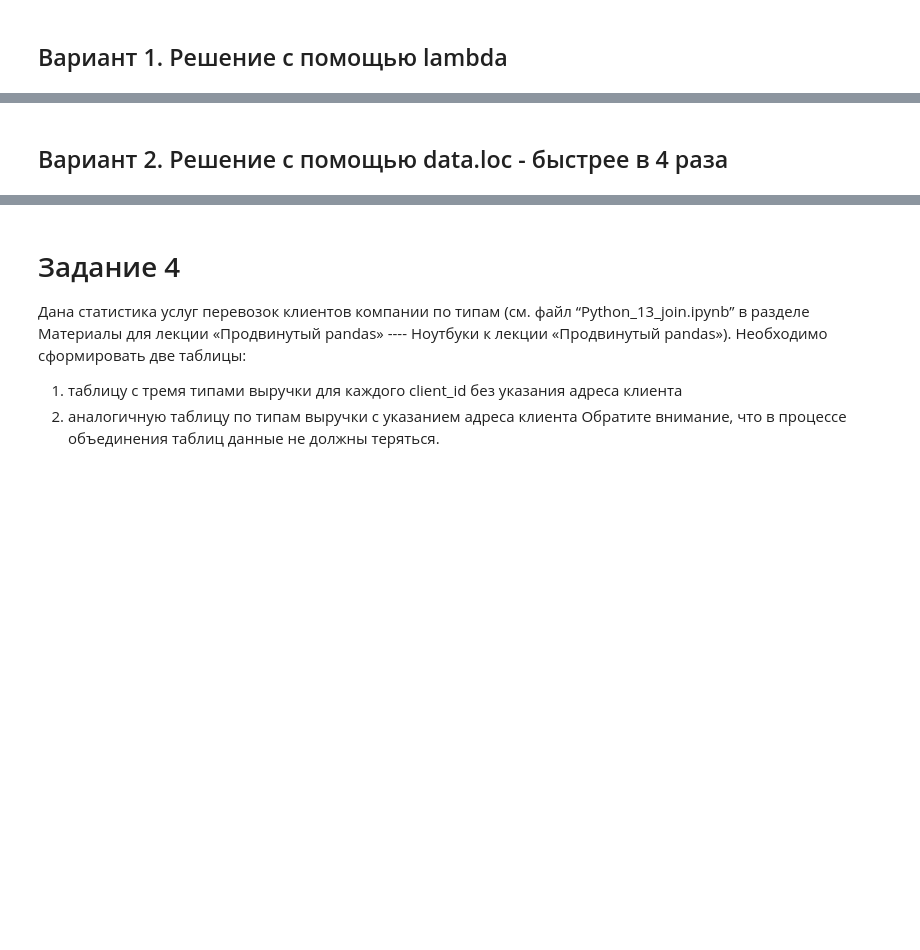
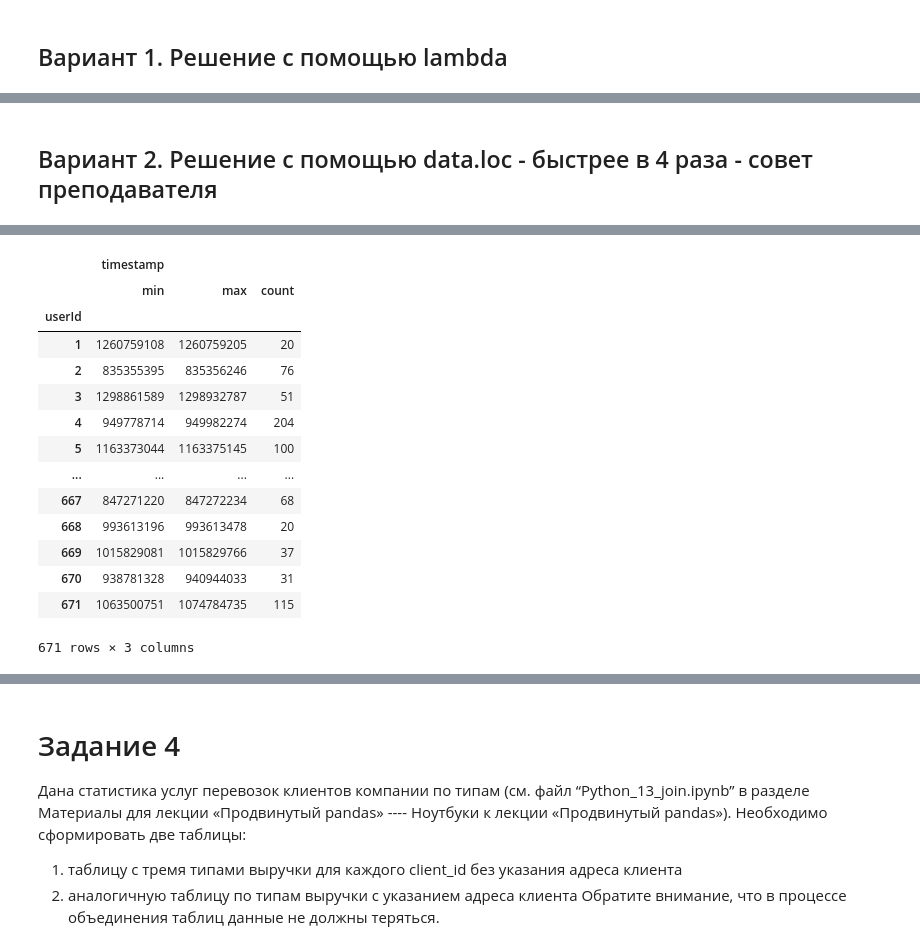
Before and after one commit to solobala/numpy36, a Jupyter notebook: Balakina_numpy36_Dz4.ipynb, the cells around one changed output, grey strips where cells are left out. Cells and saved outputs as stored; diff of their text form; code cells hidden in the pictures; blank space fills up the shorter version.

```diff
--- a/Balakina_numpy36_Dz4.ipynb
+++ b/Balakina_numpy36_Dz4.ipynb
@@ -154,7 +226,7 @@ data.loc[data.url.str.contains(pat = pattern_)]
 
 Используйте файл с оценками фильмов ml-latest-small/ratings.csv. Посчитайте среднее время жизни пользователей, которые выставили более 100 оценок. Под временем жизни понимается разница между максимальным и минимальным значением столбца timestamp для данного значения userId.
 # %%
-data_ratings = pd.read_csv('/content/ratings.csv')
+data_ratings = pd.read_csv('/content/ml-latest-small/ratings.csv')
 # %%
 data_ratings.head()
 # %% [output]
@@ -179,2 +251,7 @@ Wall time: 61.7 ms
 # %% [markdown]
-## Вариант 2. Решение с помощью data.loc - быстрее в 4 раза
+## Вариант 2. Решение с помощью data.loc - быстрее в 4 раза - совет преподавателя
+# %%
+%%time
+data = data_ratings.groupby('userId').agg({'timestamp': ['min', 'max', 'count']}) # Здесь -минимальное и максимальное timestamp, а также кол-во оценокэ. Вс- внутри timestamp
+data
+# %% [output]
@@ -181 +260,16 @@ Wall time: 61.7 ms
+|  | timestamp |  |  |
+|  | min | max | count |
+| userId |  |  |  |
+| 1 | 1260759108 | 1260759205 | 20 |
+| 2 | 835355395 | 835356246 | 76 |
+| 3 | 1298861589 | 1298932787 | 51 |
+| 4 | 949778714 | 949982274 | 204 |
+| 5 | 1163373044 | 1163375145 | 100 |
+| ... | ... | ... | ... |
+| 667 | 847271220 | 847272234 | 68 |
+| 668 | 993613196 | 993613478 | 20 |
+| 669 | 1015829081 | 1015829766 | 37 |
+| 670 | 938781328 | 940944033 | 31 |
+| 671 | 1063500751 | 1074784735 | 115 |
+671 rows × 3 columns
 # %%
```
Also changed, not shown: parts of 16 cells of this notebook.
